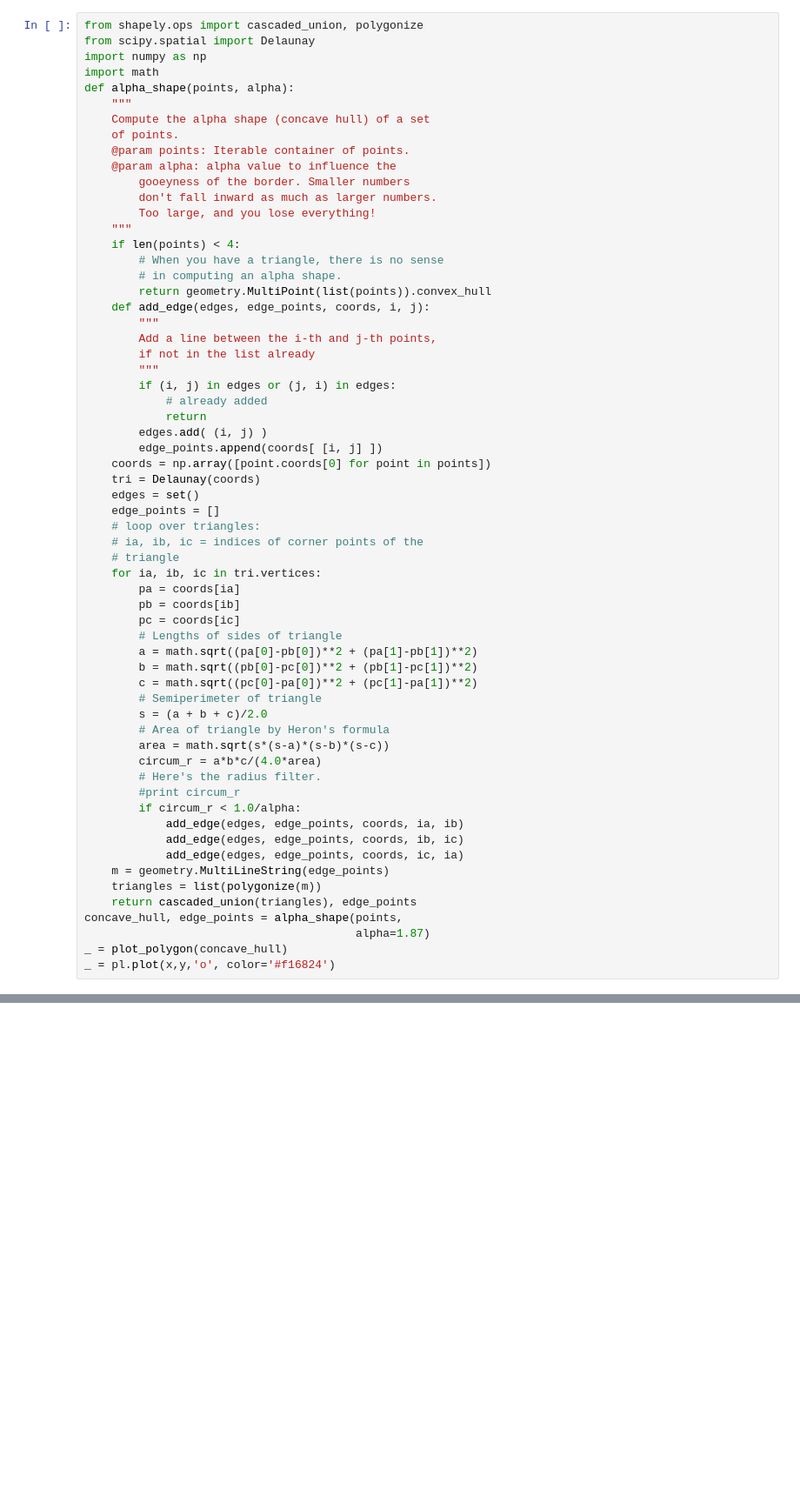
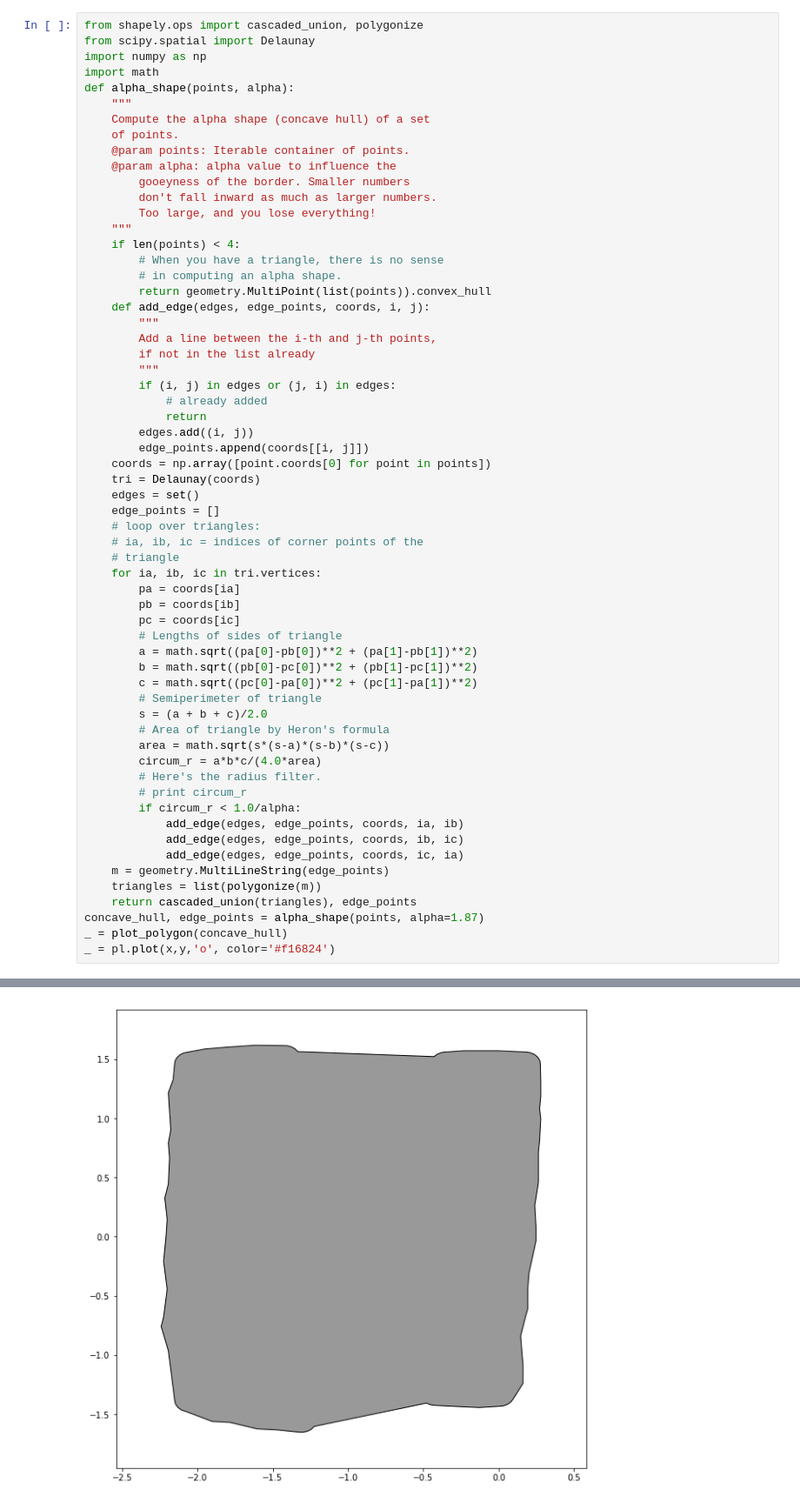
Before and after one commit to TheOriginalSujay/GeoSpatialPractice, a Jupyter notebook: delaunayAlgoTutorial.ipynb, the cells around one changed output, grey strips where cells are left out. Shown at 87% size. Drawn from its saved outputs; the diff is of its cells as text; blank space fills up the shorter version.

```diff
--- a/delaunayAlgoTutorial.ipynb
+++ b/delaunayAlgoTutorial.ipynb
@@ -68,8 +72,8 @@ def alpha_shape(points, alpha):
         if (i, j) in edges or (j, i) in edges:
             # already added
             return
-        edges.add( (i, j) )
-        edge_points.append(coords[ [i, j] ])
+        edges.add((i, j))
+        edge_points.append(coords[[i, j]])
     coords = np.array([point.coords[0] for point in points])
     tri = Delaunay(coords)
     edges = set()
@@ -91,7 +95,7 @@ def alpha_shape(points, alpha):
         area = math.sqrt(s*(s-a)*(s-b)*(s-c))
         circum_r = a*b*c/(4.0*area)
         # Here's the radius filter.
-        #print circum_r
+        # print circum_r
         if circum_r < 1.0/alpha:
             add_edge(edges, edge_points, coords, ia, ib)
             add_edge(edges, edge_points, coords, ib, ic)
@@ -99,7 +103,7 @@ def alpha_shape(points, alpha):
     m = geometry.MultiLineString(edge_points)
     triangles = list(polygonize(m))
     return cascaded_union(triangles), edge_points
-concave_hull, edge_points = alpha_shape(points,
-                                        alpha=1.87)
+concave_hull, edge_points = alpha_shape(points, alpha=1.87)
 _ = plot_polygon(concave_hull)
 _ = pl.plot(x,y,'o', color='#f16824')
+# %% [output]
@@ -106 +111,2 @@ _ = pl.plot(x,y,'o', color='#f16824')
+[figure, added]
 # %%
```
Also changed, not shown: parts of 8 cells of this notebook.
